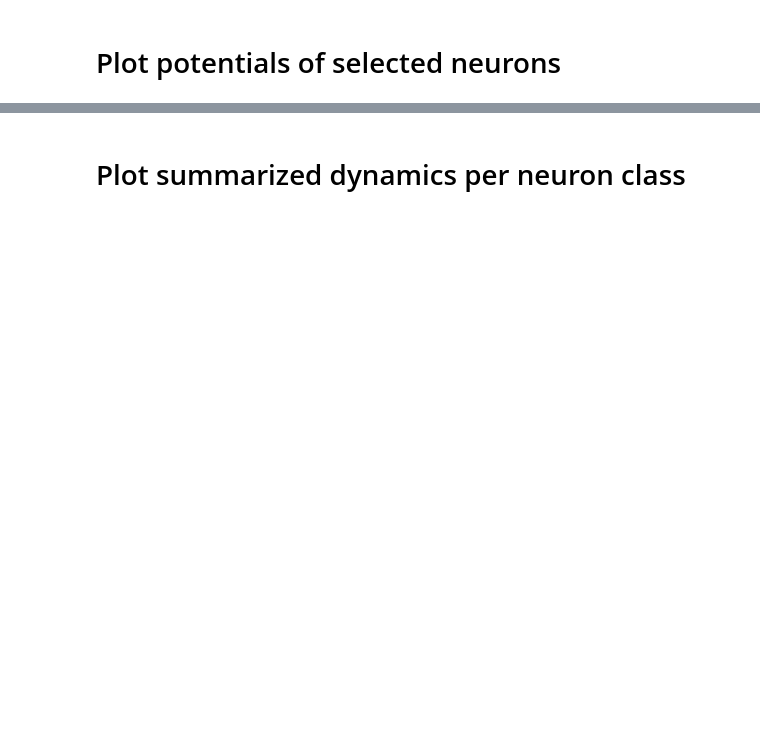
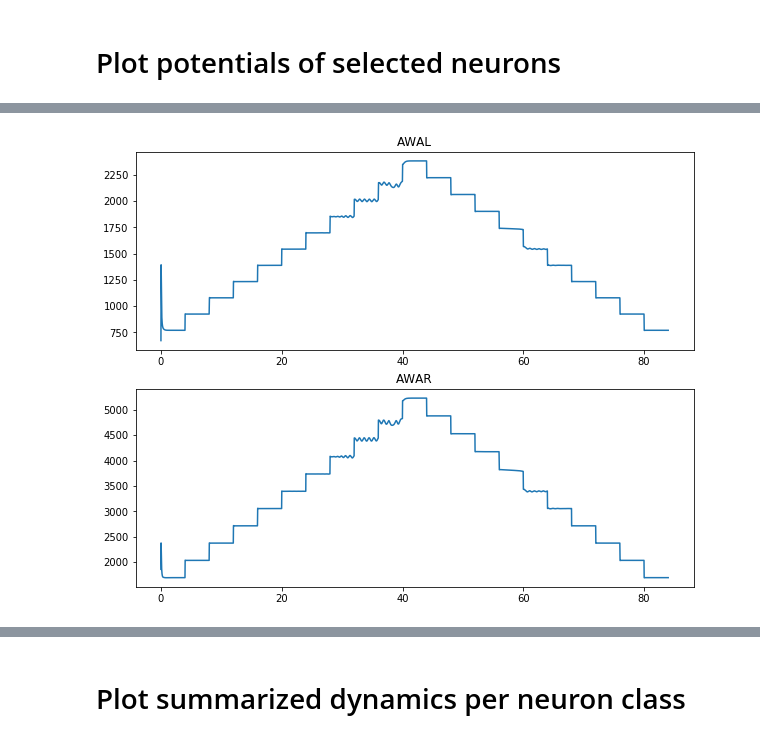
Before and after one commit to sjonany/c-elegans-discrete-neural, a Jupyter notebook: analysis/changing_step_awa.ipynb, the cells around one changed output, grey strips where cells are left out. Saved outputs shown, nothing was run; the diff lists cells and outputs as text; code cells hidden in the pictures; blank space fills up the shorter version.

```diff
--- a/analysis/changing_step_awa.ipynb
+++ b/analysis/changing_step_awa.ipynb
@@ -114,7 +94,7 @@ _ = _
 # %% [markdown]
 # Plot potentials of selected neurons
 # %%
-if plot_unnormalized_v:
-  fig = plot_potentials(neurons_to_observe, v_mat, model.dt, neuron_metadata_collection)
-  fig.show()
+#%matplotlib notebook
+fig = plot_potentials(neurons_to_observe, v_mat, model.dt, neuron_metadata_collection)
+fig.show()
 # %% [output]
@@ -123 +101,2 @@ if plot_unnormalized_v:
+[figure, added]
 # %%
```
Also changed, not shown: parts of 8 cells of this notebook.
